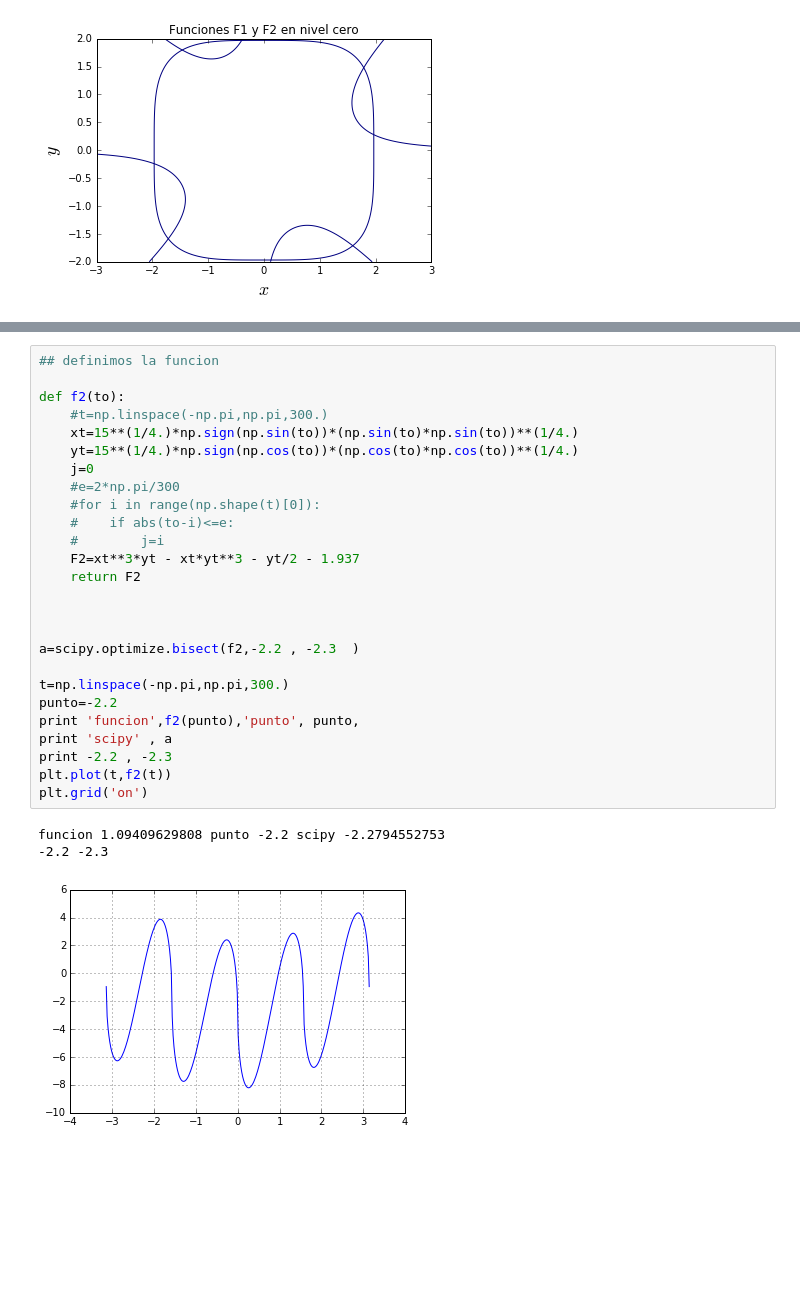
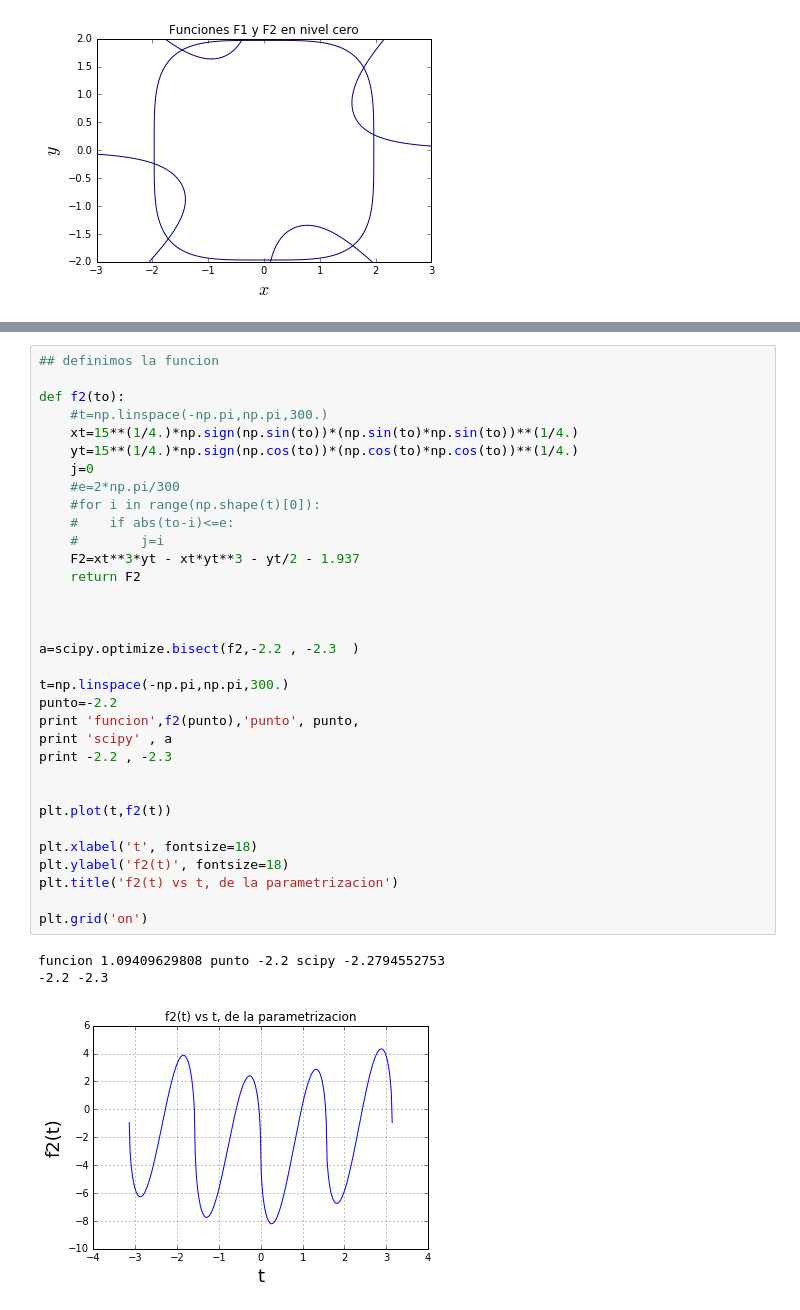
Before and after one commit to sergioleivam/Metodos-Numericos, a Jupyter notebook: Tareas/Tarea-2/02-tarea-sergioleivam/Tarea-2.ipynb, the cells around one changed output, grey strips where cells are left out. Saved outputs shown, nothing was run; the diff lists cells and outputs as text; blank space fills up the shorter version.

```diff
--- a/Tareas/Tarea-2/02-tarea-sergioleivam/Tarea-2.ipynb
+++ b/Tareas/Tarea-2/02-tarea-sergioleivam/Tarea-2.ipynb
@@ -60,30 +60,37 @@ plt.title('Funciones F1 y F2 en nivel cero, con parametrizacion')
 # %%
 ## definimos la funcion
 
 def f2(to):
     #t=np.linspace(-np.pi,np.pi,300.)
     xt=15**(1/4.)*np.sign(np.sin(to))*(np.sin(to)*np.sin(to))**(1/4.)
     yt=15**(1/4.)*np.sign(np.cos(to))*(np.cos(to)*np.cos(to))**(1/4.)
     j=0
     #e=2*np.pi/300
     #for i in range(np.shape(t)[0]):
     #    if abs(to-i)<=e:
     #        j=i
     F2=xt**3*yt - xt*yt**3 - yt/2 - 1.937
     return F2
 
 
 
 a=scipy.optimize.bisect(f2,-2.2 , -2.3  )
 
 t=np.linspace(-np.pi,np.pi,300.)
 punto=-2.2
 print 'funcion',f2(punto),'punto', punto,
 print 'scipy' , a
 print -2.2 , -2.3
+
+
 plt.plot(t,f2(t))
+
+plt.xlabel('t', fontsize=18)
+plt.ylabel('f2(t)', fontsize=18)
+plt.title('f2(t) vs t, de la parametrizacion')
+
 plt.grid('on')
 # %% [output]
 funcion 1.09409629808 punto -2.2 scipy -2.2794552753
 -2.2 -2.3
-[figure, old version]
+[figure, new version]
```
Also changed, not shown: parts of 2 cells of this notebook, 3 other files.
